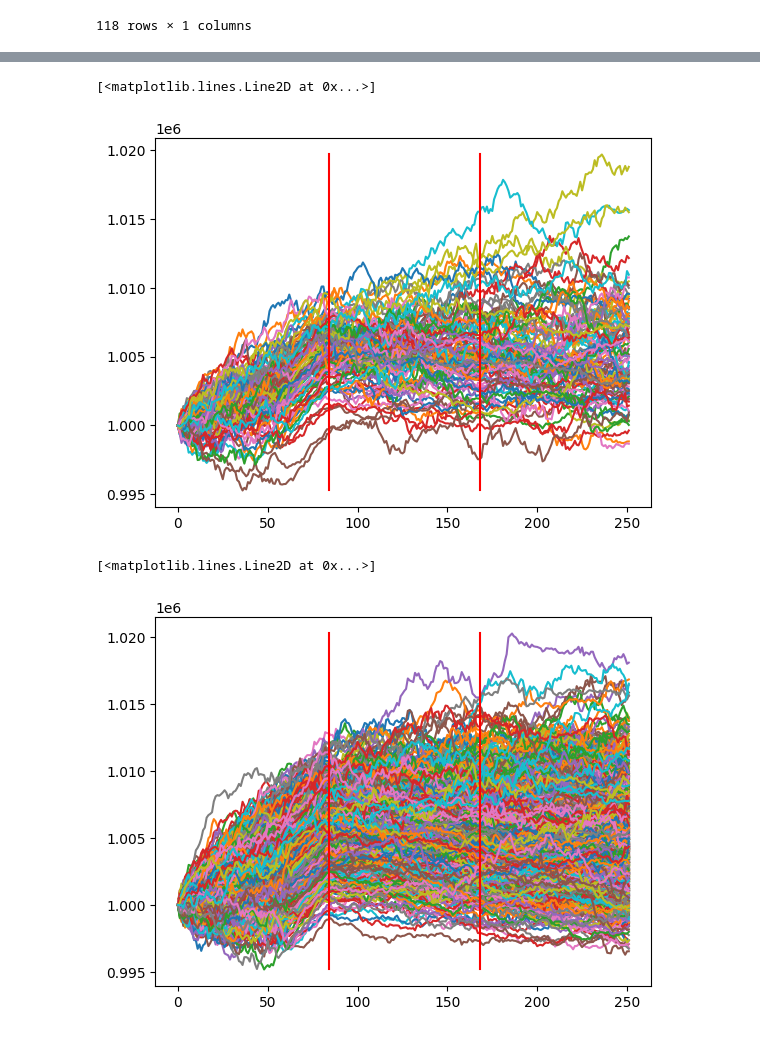
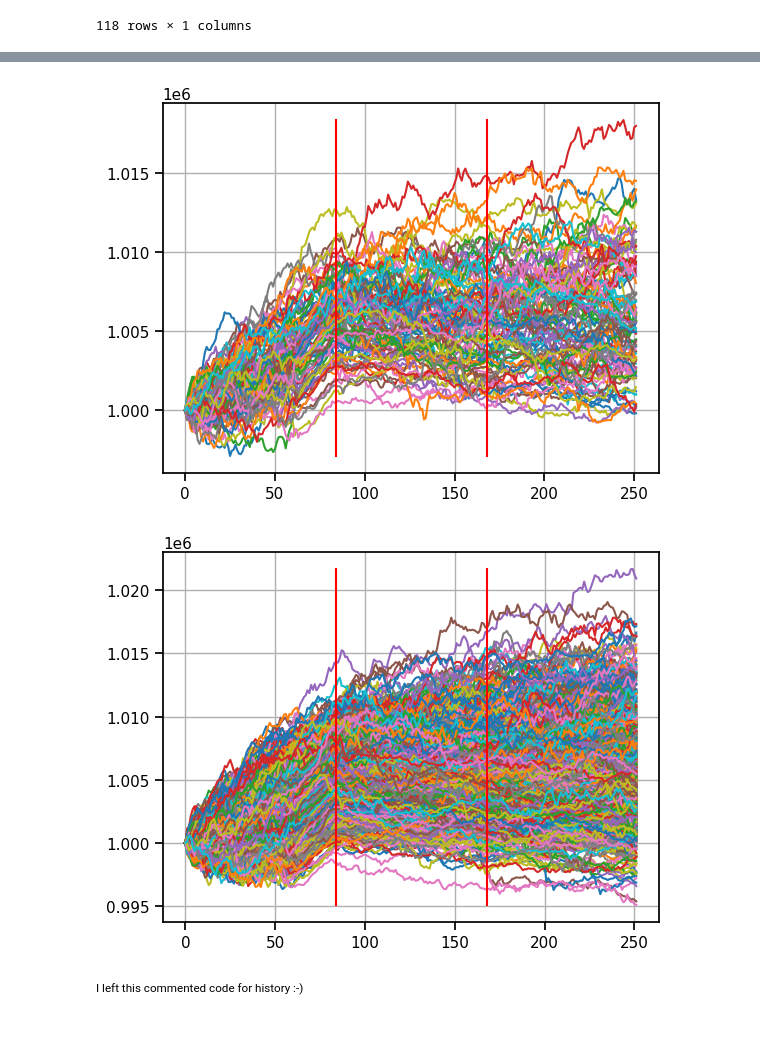
Before and after one commit to AlphaShk/macd_trading_model, a Jupyter notebook: fellowship.ipynb, the cells around one changed output, grey strips where cells are left out. Cells and saved outputs as stored; diff of their text form; code cells hidden in the pictures.

Commit message:
Logic fix, comments/markup added

```diff
--- a/fellowship.ipynb
+++ b/fellowship.ipynb
@@ -133,4 +206,0 @@ for _ in range(1000):
-# %%
-model = MACD_Model(stock)
-model.set_params(PARAMS)
-simulation_results,_ = model.run_simulation('2000','2024')
@@ -155,12 +220,18 @@ var_cvar = []
 
 for _ in range(1000):
     gen_df = pd.DataFrame({'Adj Close': simulate_MC(x,mu,sigma)})
-    df = pd.concat([stock.reset_index(), gen_df])[-500:-1].reset_index()[['Adj Close']]
-    model_mc = MACD_Model(df)
-    model_mc.set_params(PARAMS)
+
+    df = pd.concat([stock.reset_index(), gen_df])[-360:-1].reset_index()[['Adj Close']]
+    df['MA Long'] = df['Adj Close'].rolling(window=int(PARAMS[0])).mean()
+    df['MA Short'] = df['Adj Close'].rolling(window=int(PARAMS[1])).mean()
+    df = df.iloc[-252:]
+
+    model_mc = MACD_Model()
     model_mc.ir_const = True
-    sim,_ = model_mc.run_simulation()
-    var_cvar.append([var_historic(sim.pct_change().dropna()),cvar_historic(sim.pct_change().dropna())])
+    sim,_ = model_mc.run_simulation(data=df)
+    rets = sim['Capital'].pct_change().dropna()
+    var_cvar.append([var_historic(rets),cvar_historic(rets)])
     returns.append(-model_mc.calculate_metrics('return'))
     sim['Capital'].plot()
+plt.grid()
 # %% [output]
@@ -197,5 +267,8 @@ today = date.today()
 # %%
 def transform_returns(data,n_cols):
+    '''
+    Help function to transform data into annualized returns
+    '''
     n_rows = int(np.ceil(len(data) / n_cols))
     total_elements = n_rows * n_cols
     padded_vector = np.pad(data, (0, total_elements - len(data)), 'constant')
@@ -284,6 +361,8 @@ array([[0.0026872, 0.0026872],
 # %%
 def fed_sim(bp,p,n_path):
-
+    '''
+    Function for simulation of FED dropping/raising interest rates
+    '''
     rf = get_rf(bp,p,n_path)
 
     mu = ((ebs['Adj Close'].pct_change().dropna()+1).prod())**(1/stock.shape[0])-1
@@ -331,22 +410,23 @@ def fed_sim(bp,p,n_path):
 
         capital.append(sim_df['Capital'])
         plt.plot(sim_df['Capital'])
-
     return np.array(capital),np.array(asset)
 # %%
-cap,_ = fed_sim(100,0.6,100)
+cap,_ = fed_sim(25,0.6,100)
 plt.plot([84,84],[cap.min(),cap.max()],c='r')
 plt.plot([168,168],[cap.min(),cap.max()],c='r')
+plt.grid()
 # %% [output]
-[<matplotlib.lines.Line2D at 0x...>]
-[figure, old version]
+[figure, new version]
 # %%
-cap,asset = fed_sim(-100,0.7,1000)
+cap,asset = fed_sim(-25,0.7,1000)
 plt.plot([84,84],[cap.min(),cap.max()],c='r')
 plt.plot([168,168],[cap.min(),cap.max()],c='r')
+plt.grid()
 # %% [output]
-[<matplotlib.lines.Line2D at 0x...>]
-[figure, old version]
+[figure, new version]
+# %% [markdown]
+<small>I left this commented code for history :-)</small>
 # %%
 # def fed_sim(bp,p,n_path):
 #     dist = np.random.choice([1, 0], size=(n_path,2), p=[p, 1-p])
```
Also changed, not shown: parts of 47 cells of this notebook, 1 other file.
